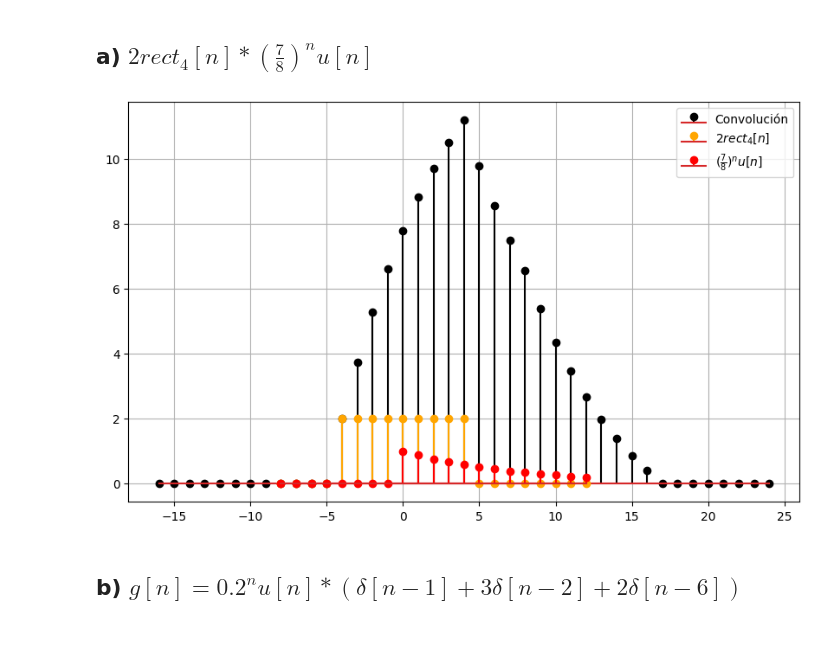
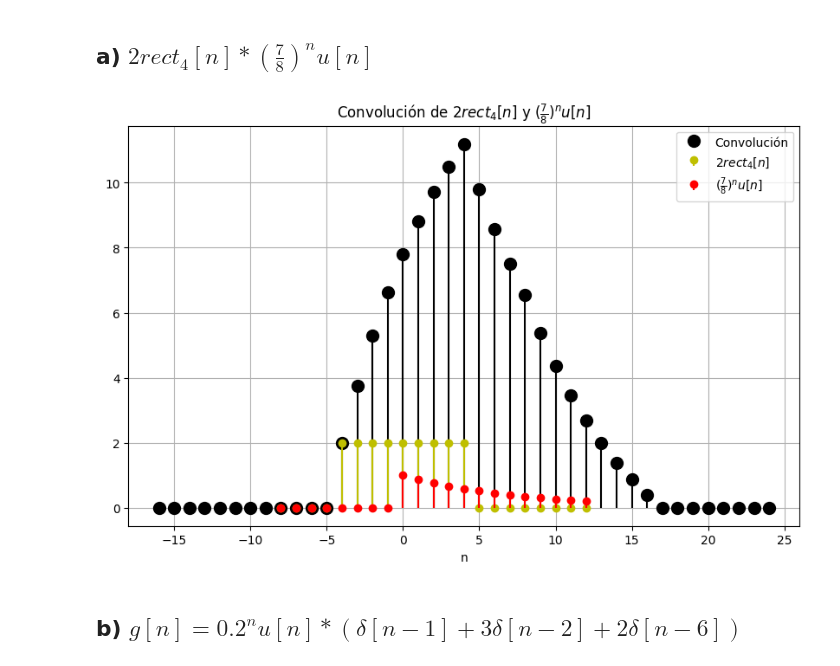
Before and after one commit to Lekkito/analisis-de-se-ales, a Jupyter notebook: tp2.ipynb, the cells around one changed output. Saved outputs shown, nothing was run; the diff lists cells and outputs as text; code cells hidden in the pictures; blank space fills up the shorter version.

```diff
--- a/tp2.ipynb
+++ b/tp2.ipynb
@@ -162,26 +164,30 @@ plt.show()
 # %%
 # Primero me defino la funcion rect4 y Heaviside
 n = np.arange(-8,13)
 def rect4(n):
     return np.where(np.abs(n)<= 4, 1, 0)
 
 def u(n):
     return np.where(n>=0, 1,0)
 
 a1 = 2*rect4(n)
 a2 = (7/8)**n * u(n)
 a = convolve(a1,a2)
 
 nc = np.arange(-16,25)
 plt.figure(figsize=(10, 6))
-plt.stem(nc, a, 'black', label='Convolución')
-plt.stem(n,a1, 'orange', label='$2rect_{4}[n]$')
-plt.stem(n, a2, 'red', label=r'$(\frac{7}{8})^{n} u[n]$')
+plt.stem(nc, a, 'ko', label='Convolución', basefmt=" ", markerfmt='ko')
+plt.setp(plt.gca().lines[::2], markersize=10)
+plt.stem(n, a1, 'y.', label='$2rect_{4}[n]$', basefmt=" ")
+plt.stem(n, a2, 'r.', label=r'$(\frac{7}{8})^{n} u[n]$', basefmt=" ")
+plt.xlabel('n')
+plt.title(r'Convolución de $2rect_{4}[n]$ y $(\frac{7}{8})^{n} u[n]$')
+plt.legend(loc='best')
 plt.grid()
 plt.legend()
 plt.show()
 # %% [output]
-[figure, old version]
+[figure, new version]
 # %% [markdown]
 ## b) $g[n] = 0.2^{n}u[n] * (\delta[n-1]+3\delta[n-2]+2\delta[n-6])$
 # %%
```
Also changed, not shown: parts of 23 cells of this notebook.
